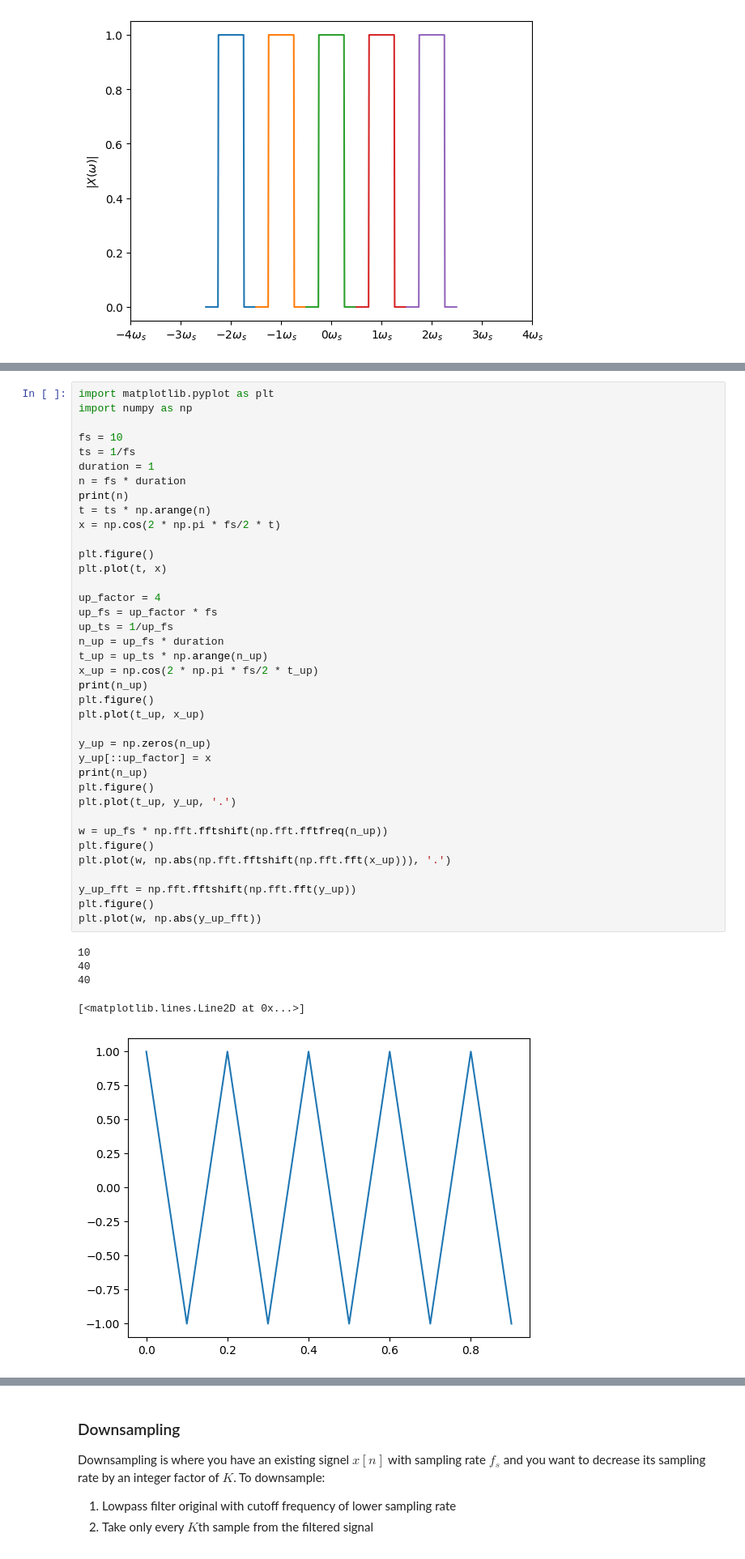
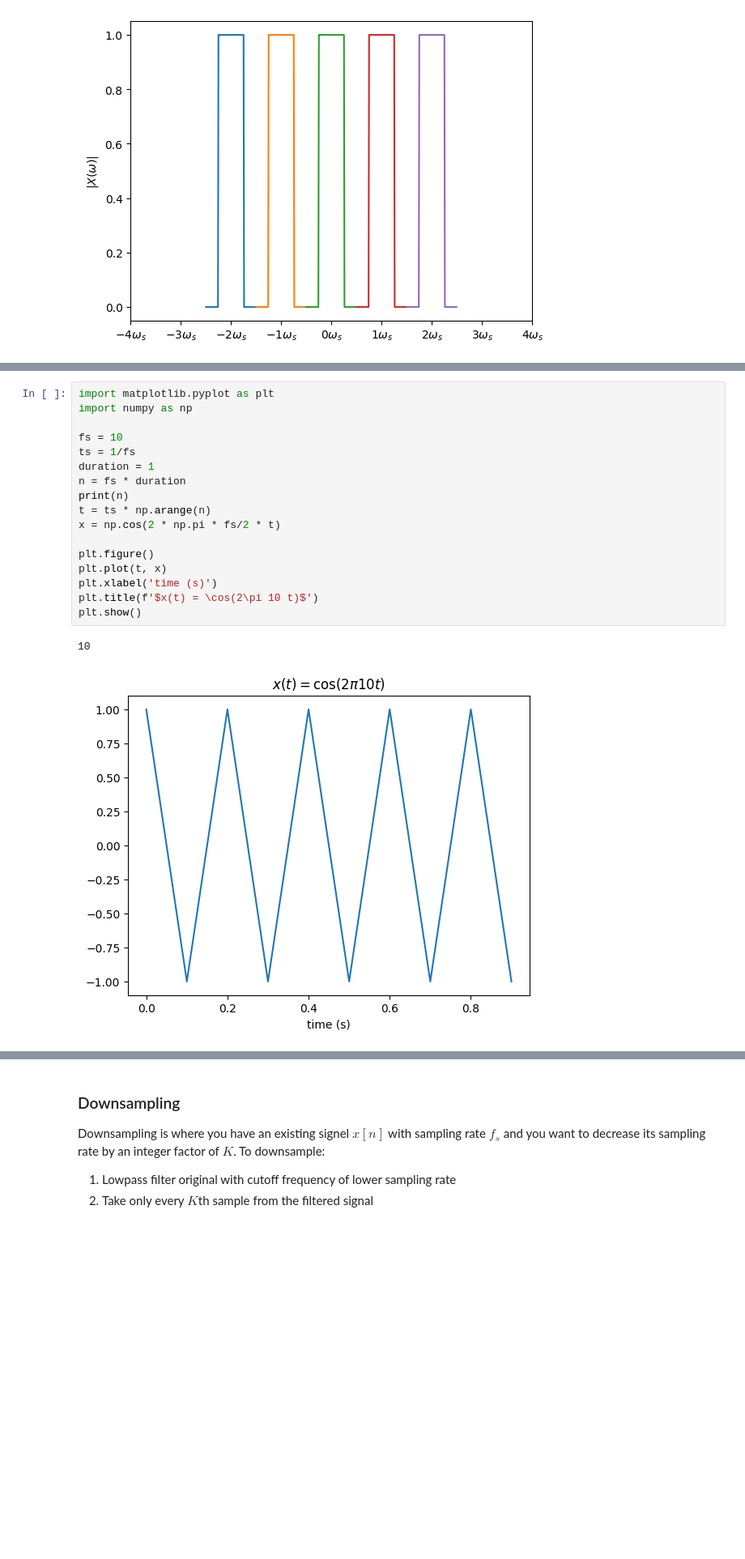
Before and after one commit to austinjtravis/radar_learning, a Jupyter notebook: 0_math_intro/math_refresher.ipynb, the cells around one changed output, grey strips where cells are left out. Shown at 81% size. Cells and saved outputs as stored; diff of their text form; blank space fills up the shorter version.

```diff
--- a/0_math_intro/math_refresher.ipynb
+++ b/0_math_intro/math_refresher.ipynb
@@ -239,44 +337,20 @@ $$
 # %%
 import matplotlib.pyplot as plt
 import numpy as np
 
 fs = 10
 ts = 1/fs
 duration = 1
 n = fs * duration
 print(n)
 t = ts * np.arange(n)
 x = np.cos(2 * np.pi * fs/2 * t)
 
 plt.figure()
 plt.plot(t, x)
-
-up_factor = 4
-up_fs = up_factor * fs
-up_ts = 1/up_fs
-n_up = up_fs * duration
-t_up = up_ts * np.arange(n_up)
-x_up = np.cos(2 * np.pi * fs/2 * t_up)
-print(n_up)
-plt.figure()
-plt.plot(t_up, x_up)
-
-y_up = np.zeros(n_up)
-y_up[::up_factor] = x
-print(n_up)
-plt.figure()
-plt.plot(t_up, y_up, '.')
-
-w = up_fs * np.fft.fftshift(np.fft.fftfreq(n_up))
-plt.figure()
-plt.plot(w, np.abs(np.fft.fftshift(np.fft.fft(x_up))), '.')
-
-y_up_fft = np.fft.fftshift(np.fft.fft(y_up))
-plt.figure()
-plt.plot(w, np.abs(y_up_fft))
+plt.xlabel('time (s)')
+plt.title(f'$x(t) = \cos(2\pi 10 t)$')
+plt.show()
 # %% [output]
 10
-40
-40
-[<matplotlib.lines.Line2D at 0x...>]
-[figure, old version]
+[figure, new version]
```
Also changed, not shown: parts of 28 cells of this notebook.
